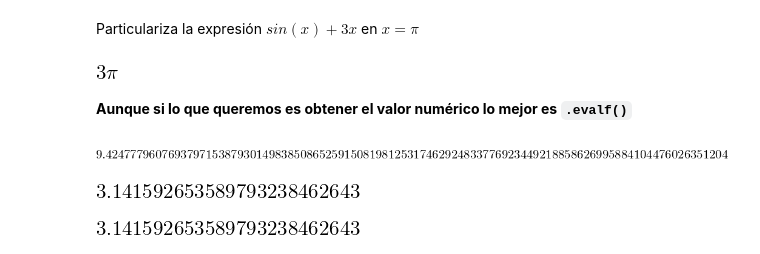
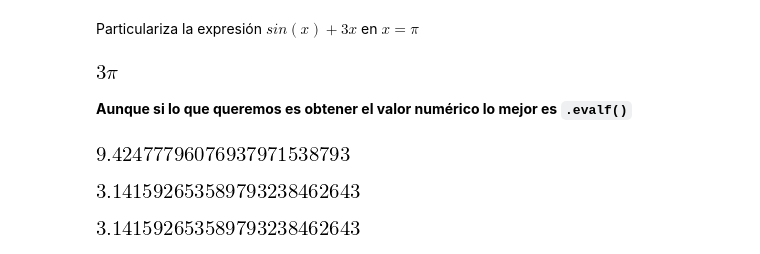
Before and after one commit to AeroPython/Curso_AeroPython, a Jupyter notebook: Notebooks/Clase5a_SymPy.ipynb, the cells around one changed output. Saved outputs shown, nothing was run; the diff lists cells and outputs as text; code cells hidden in the pictures.

```diff
--- a/Notebooks/Clase5a_SymPy.ipynb
+++ b/Notebooks/Clase5a_SymPy.ipynb
@@ -217,9 +231,9 @@ Particulariza la expresión $sin(x) + 3 x $ en $x = \pi$
 # %% [markdown]
 __Aunque si lo que queremos es obtener el valor numérico lo mejor es `.evalf()`__
 # %%
-(sin(x) + 3 * x).subs(x, pi).evalf(100)
+(sin(x) + 3 * x).subs(x, pi).evalf(25)
 # %% [output]
-[figure, old version]
+[figure, new version]
 # %%
 #ver pi con 25 decimales
 pi.evalf(25)
```
Also changed, not shown: parts of 95 cells of this notebook.
